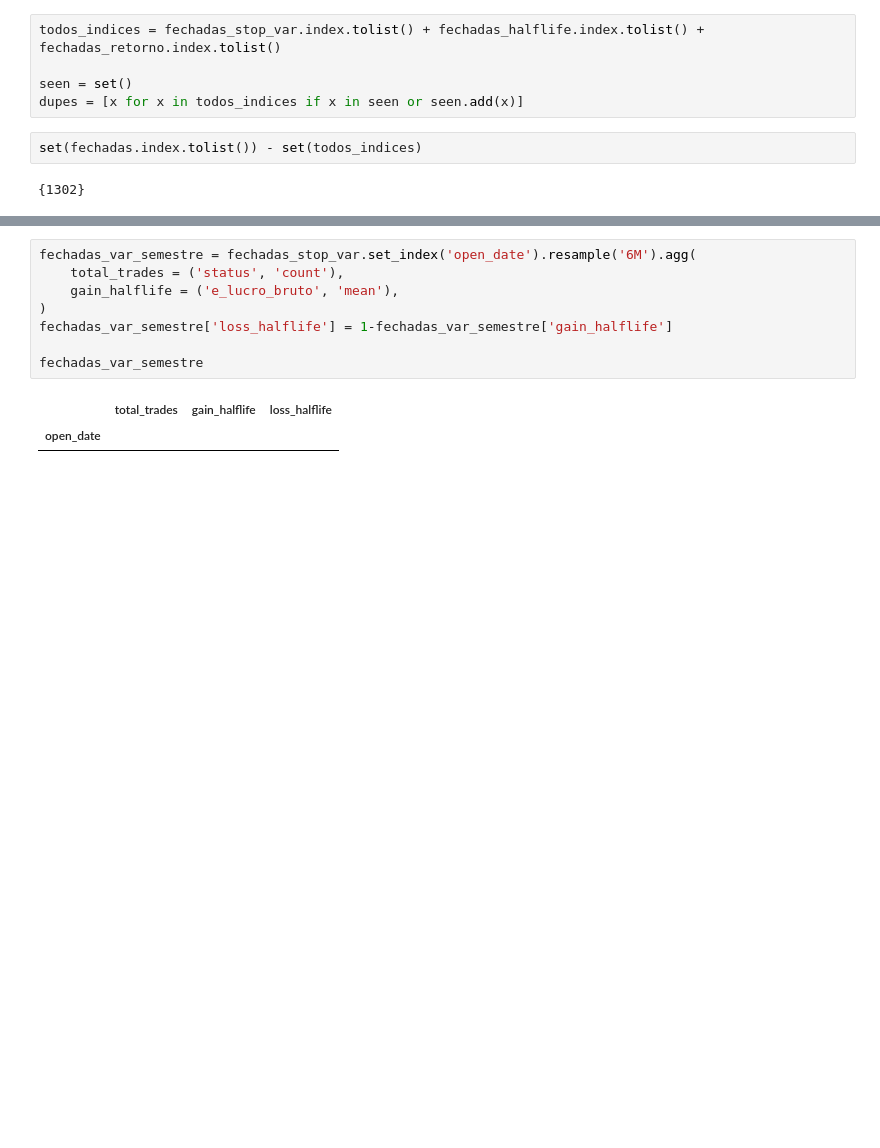
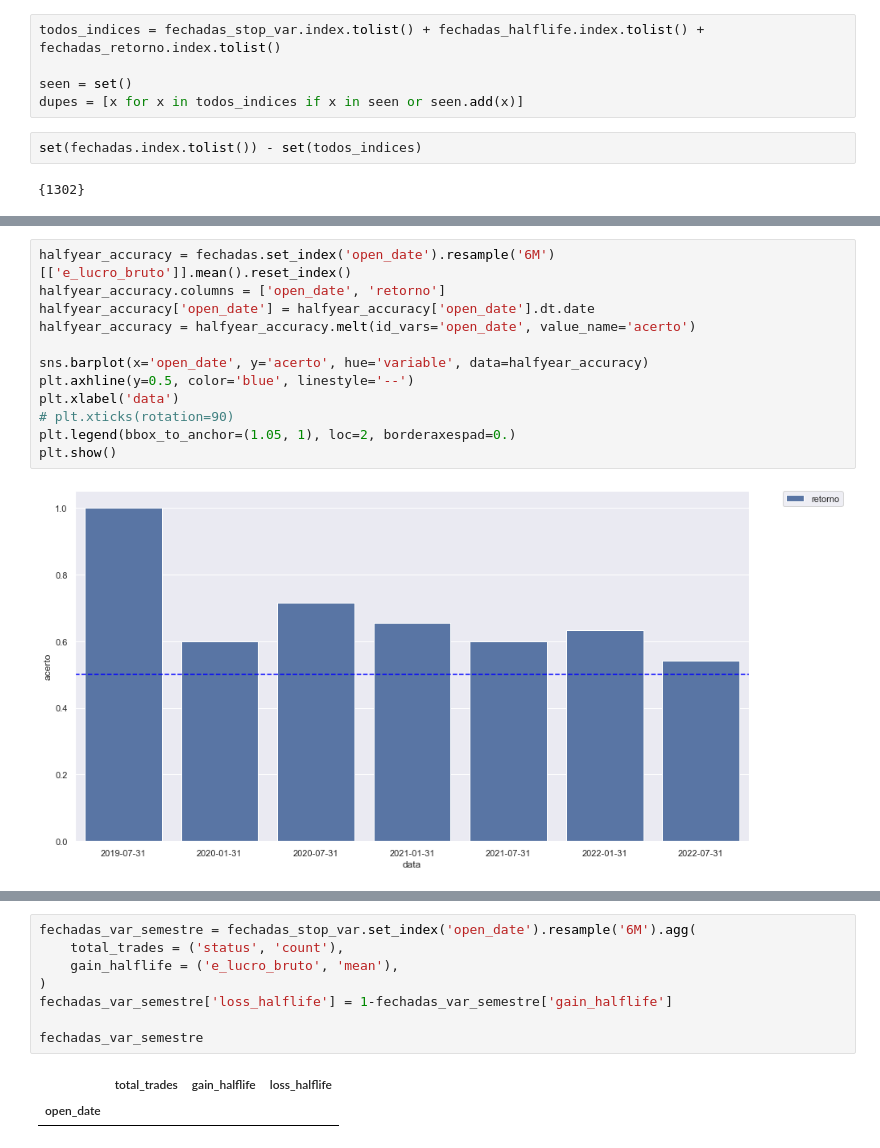
Before and after one commit to CorreaWillian/cointegration, a Jupyter notebook: Final EDA.ipynb, the cells around one changed output, grey strips where cells are left out. Drawn from its saved outputs; the diff is of its cells as text; blank space fills up the shorter version.

```diff
--- a/Final EDA.ipynb
+++ b/Final EDA.ipynb
@@ -351,0 +370,14 @@ set(fechadas.index.tolist()) - set(todos_indices)
+# %%
+halfyear_accuracy = fechadas.set_index('open_date').resample('6M')[['e_lucro_bruto']].mean().reset_index()
+halfyear_accuracy.columns = ['open_date', 'retorno']
+halfyear_accuracy['open_date'] = halfyear_accuracy['open_date'].dt.date
+halfyear_accuracy = halfyear_accuracy.melt(id_vars='open_date', value_name='acerto')
+
+sns.barplot(x='open_date', y='acerto', hue='variable', data=halfyear_accuracy)
+plt.axhline(y=0.5, color='blue', linestyle='--')
+plt.xlabel('data')
+# plt.xticks(rotation=90)
+plt.legend(bbox_to_anchor=(1.05, 1), loc=2, borderaxespad=0.)
+plt.show()
+# %% [output]
+[figure, added]
```
Also changed, not shown: parts of 5 cells of this notebook, 6 other files.
